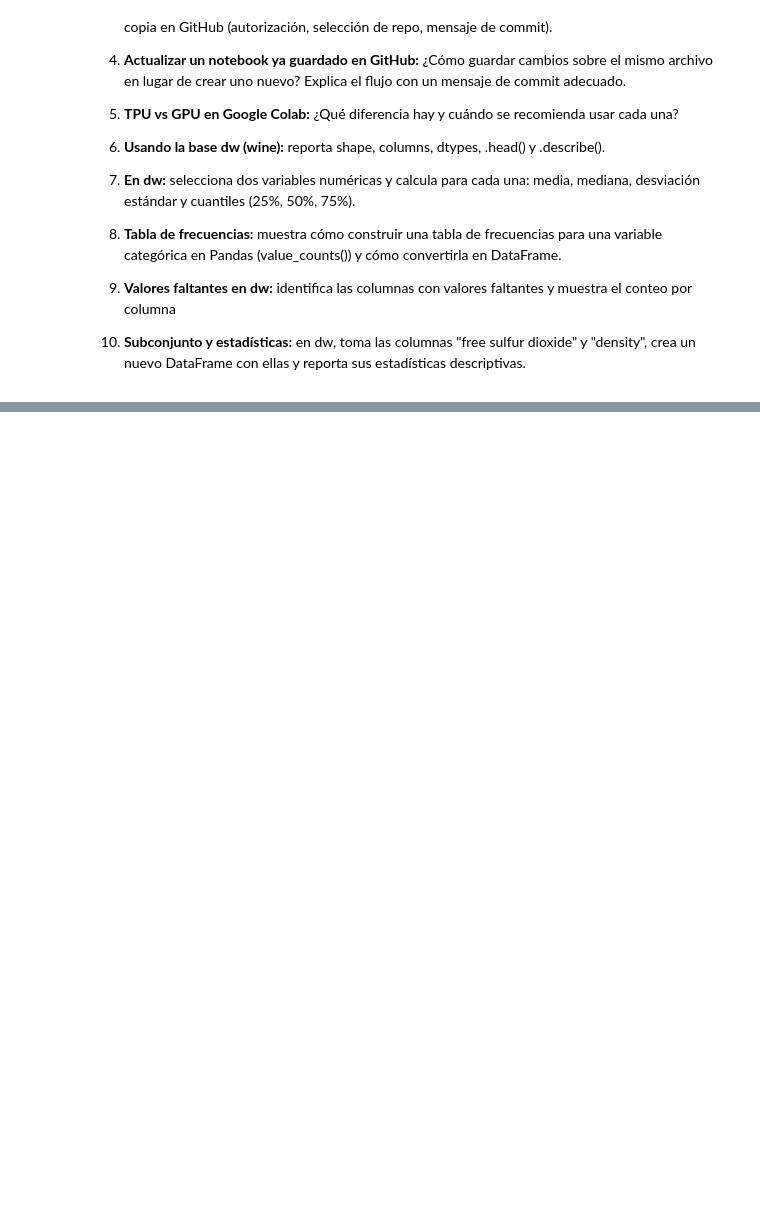
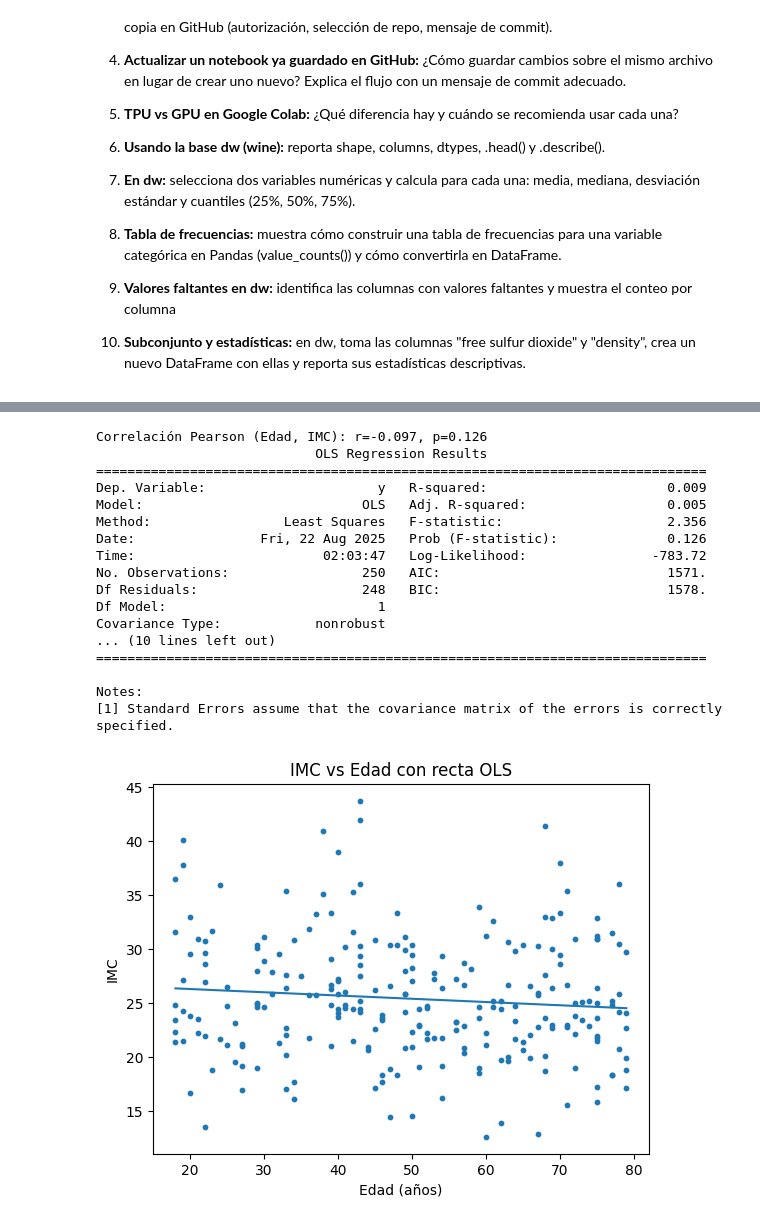
Before and after one commit to mariaacardonal-lgtm/SISTEMAS-AVANZADOS-DE-PRODUCCION-CON-PHYTON-ALE, a Jupyter notebook: Cardona_Alejandra_Torres_Laura_Rojas_Cristian.ipynb, the cells around one changed output, grey strips where cells are left out. Saved outputs shown, nothing was run; the diff lists cells and outputs as text; code cells hidden in the pictures; blank space fills up the shorter version.

```diff
--- a/Cardona_Alejandra_Torres_Laura_Rojas_Cristian.ipynb
+++ b/Cardona_Alejandra_Torres_Laura_Rojas_Cristian.ipynb
@@ -892,0 +1065,32 @@ Enlace Github 3:
+# %%
+if {"RIDAGEYR","BMXBMI"}.issubset(da.columns):
+    x = da["RIDAGEYR"].values; y = da["BMXBMI"].values
+    r, p = stats.pearsonr(x, y)
+    print(f"Correlación Pearson (Edad, IMC): r={r:.3f}, p={p:.3g}")
+    X = sm.add_constant(x)
+    model = sm.OLS(y, X, missing='drop').fit()
+    print(model.summary())
+    xgrid = np.linspace(x.min(), x.max(), 100); yhat = model.predict(sm.add_constant(xgrid))
+    plt.figure(); plt.scatter(x, y, s=10); plt.plot(xgrid, yhat)
+    plt.title("IMC vs Edad con recta OLS"); plt.xlabel("Edad (años)"); plt.ylabel("IMC"); plt.show()
+else:
+    print("Faltan columnas 'RIDAGEYR' y/o 'BMXBMI'.")
+# %% [output]
+Correlación Pearson (Edad, IMC): r=-0.097, p=0.126
+                            OLS Regression Results
+==============================================================================
+Dep. Variable:                      y   R-squared:                       0.009
+Model:                            OLS   Adj. R-squared:                  0.005
+Method:                 Least Squares   F-statistic:                     2.356
+Date:                Fri, 22 Aug 2025   Prob (F-statistic):              0.126
+Time:                        02:03:47   Log-Likelihood:                -783.72
+No. Observations:                 250   AIC:                             1571.
+Df Residuals:                     248   BIC:                             1578.
+Df Model:                           1
+Covariance Type:            nonrobust
+... (10 lines left out)
+==============================================================================
+
+Notes:
+[1] Standard Errors assume that the covariance matrix of the errors is correctly specified.
+[figure, added]
```
Also changed, not shown: parts of 19 cells of this notebook.
